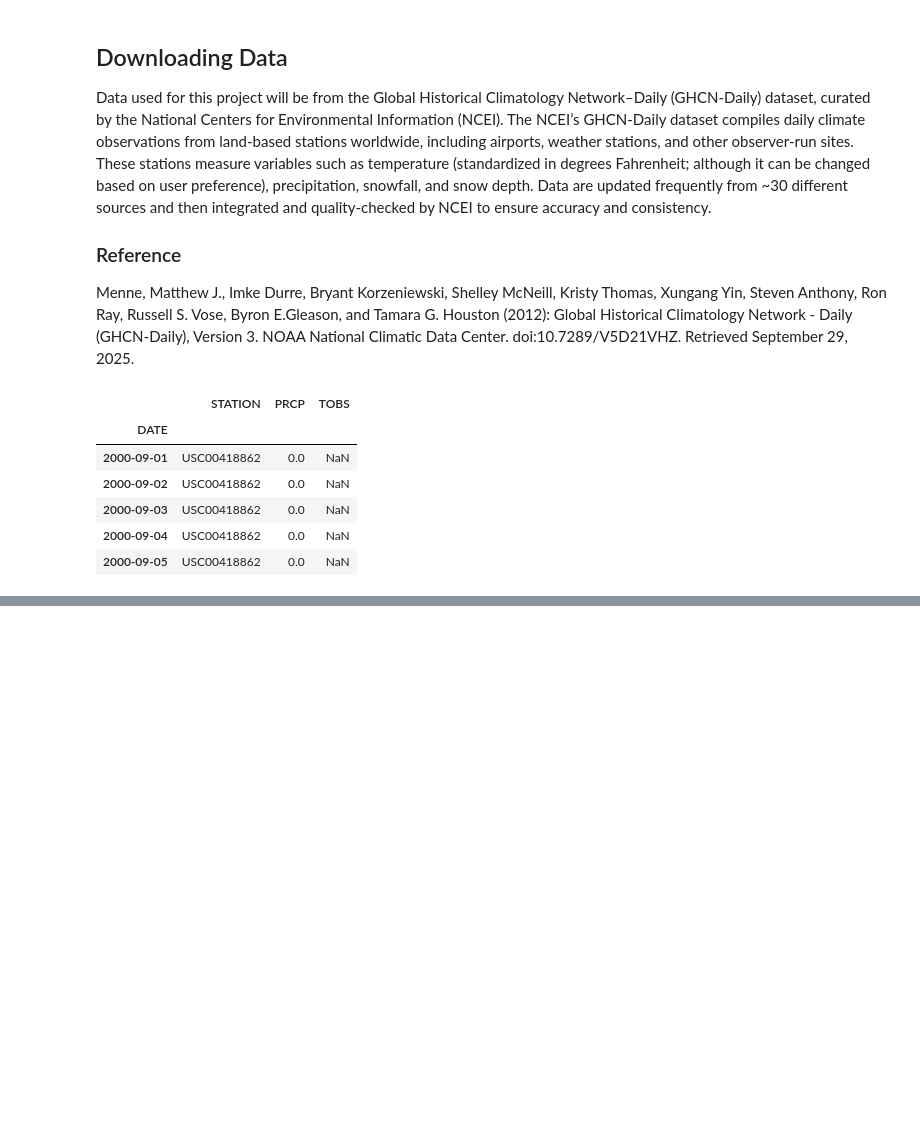
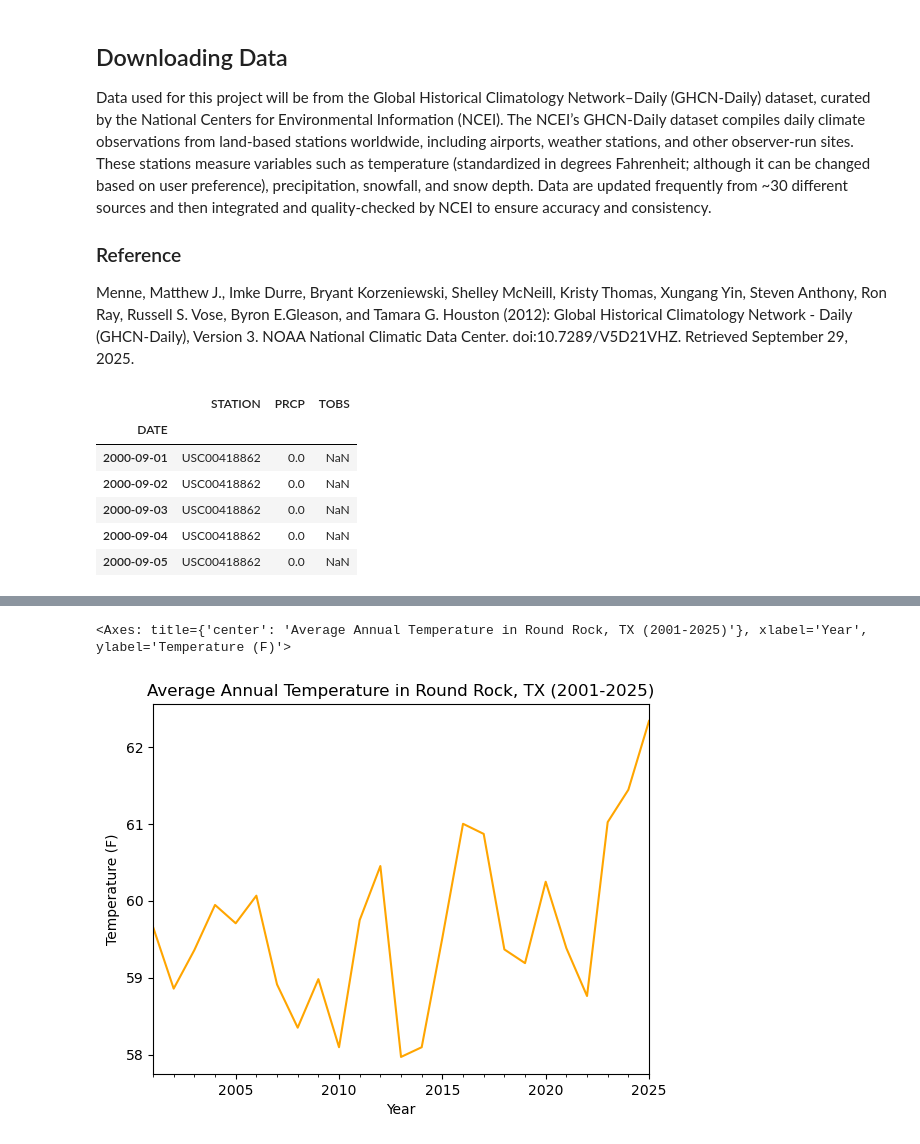
Before and after one commit to earthlab-education/02-climate-mawo7952, a Jupyter notebook: climate-change-portfolio-code.ipynb, the cells around one changed output, grey strips where cells are left out. Cells and saved outputs as stored; diff of their text form; code cells hidden in the pictures; blank space fills up the shorter version.

```diff
--- a/climate-change-portfolio-code.ipynb
+++ b/climate-change-portfolio-code.ipynb
@@ -72,0 +73,13 @@ climate_RR_df
+# %%
+#change to Celsius? We'll keep it in Fahrenheit for now
+
+# Convert precipitation from inches to milimeters
+def convert_in_to_mm(precip_in):
+    """Convert inches temperature to milimeters"""
+    precip_mm = precip_in * 25.4
+    return precip_mm # Put your equation in here
+
+climate_RR_df['precip_mm'] = (
+    climate_RR_df['precip_in'].apply(convert_in_to_mm))
+
+climate_RR_df
@@ -72,0 +101,8 @@ climate_RR_df
+# %%
+# Resampling to annual mean temperature
+annual_climate_RR_df = (
+    climate_RR_df
+    .resample('YS') #YS = YearStart (Jan 01)
+    .mean() #compute average within the year
+)
+annual_climate_RR_df
@@ -72,0 +128,17 @@ climate_RR_df
+# %%
+# Plotting the Results
+# ADD DESCRIPTIVE TITLE INTERPRETING THE PLOT
+annual_climate_RR_df.plot(
+    y='temp_F', #temp data to display
+    title='Average Annual Temperature in Round Rock, TX (2001-2025)',
+    xlabel='Year',
+    ylabel='Temperature (F)',
+    legend=False,
+    color='orange', #color of data
+    xlim=('2001', '2025') #manually setting x limits (better formats the plot)
+)
+
+#CHECK FOR MISSING DATA IN THE PEAKS AND DIPS
+# %% [output]
+<Axes: title={'center': 'Average Annual Temperature in Round Rock, TX (2001-2025)'}, xlabel='Year', ylabel='Temperature (F)'>
+[figure, added]
```
Also changed, not shown: parts of 5 cells of this notebook.
